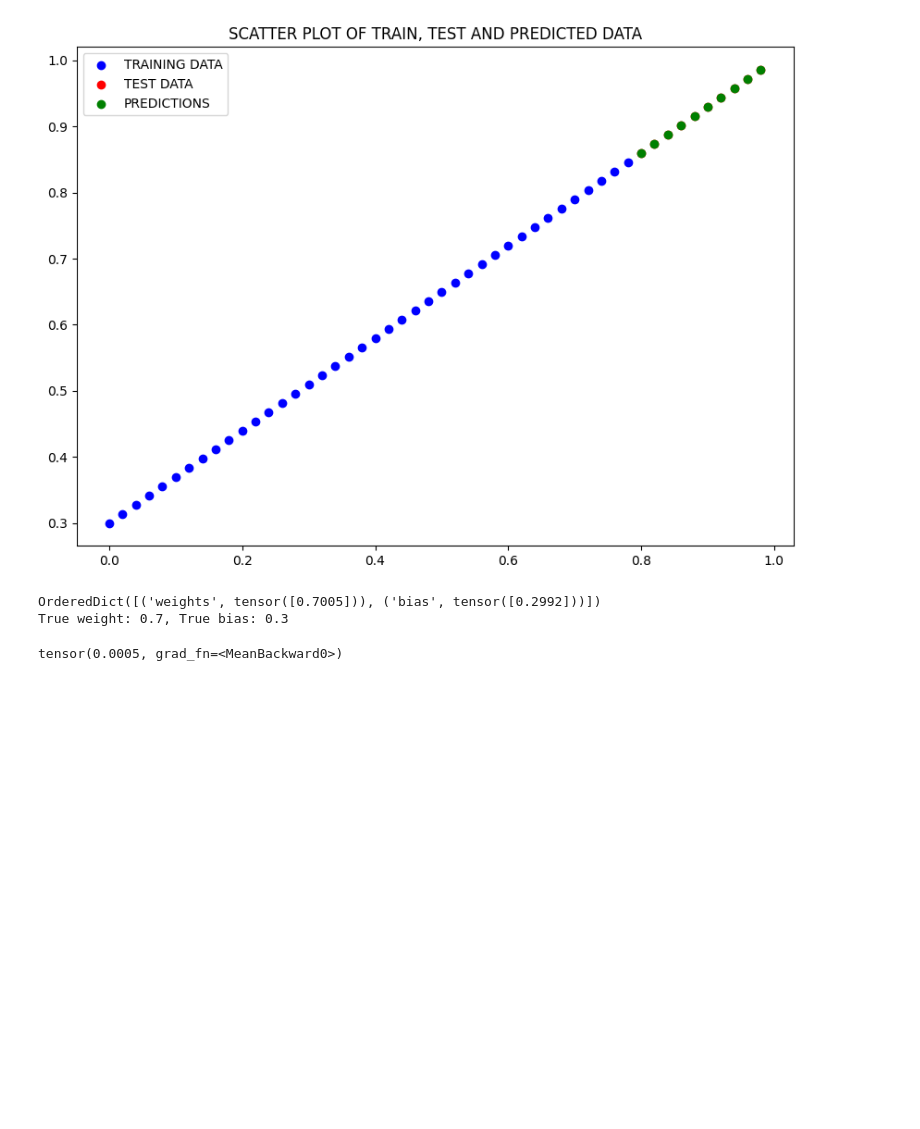
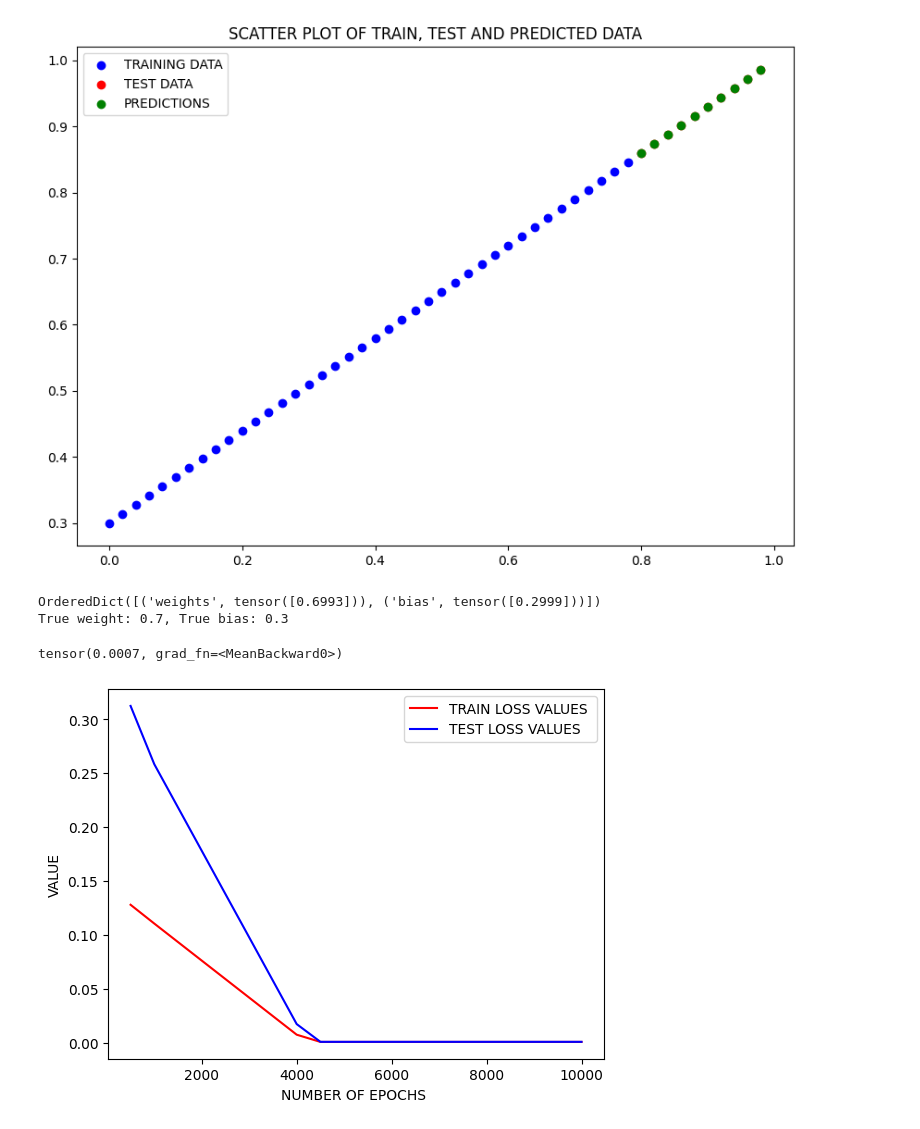
Before and after one commit to sksarvesh007/learn-pytorch, a Jupyter notebook: tut_two.ipynb, the cells around one changed output. Saved outputs shown, nothing was run; the diff lists cells and outputs as text; code cells hidden in the pictures; blank space fills up the shorter version.

Commit message:
saved a model

```diff
--- a/tut_two.ipynb
+++ b/tut_two.ipynb
@@ -304,5 +300,6 @@ optimizer = torch.optim.SGD(params=model_0.parameters(), lr=learning_rate)
 # %%
 # Setup a loss function and optimizer
+model_0 = LinearRegressionModel()
 loss_fn = nn.L1Loss()
 learning_rate = 0.001  # Reduced learning rate
 optimizer = torch.optim.SGD(params=model_0.parameters(), lr=learning_rate)
@@ -311,7 +308,7 @@ loss_values=[]
 test_loss_value = []
 
 # Training loop
-epochs = 10000  # Increased number of epochs
+epochs = 10000 # Increased number of epochs
 for epoch in range(epochs):
     model_0.train()  # Set model to training mode
 
@@ -330,7 +327,14 @@ for epoch in range(epochs):
     # 5. Optimizer step
     optimizer.step()
 
+    #6. model evaluation
+    with torch.inference_mode():
+        test_pred = model_0(X_test)
+        test_loss = loss_fn(test_pred , y_test)
     # Print loss every 100 epochs
-    if (epoch + 1) % 1000 == 0:
+    if (epoch + 1) % 500 == 0:
+        epoch_count.append(epoch)
+        loss_values.append(loss)
+        test_loss_value.append(test_loss)
         print(f"Epoch [{epoch + 1}/{epochs}], Loss: {loss.item()} , STATE DICTS : {model_0.state_dict()}")
 # %% [output]
@@ -356,9 +374,20 @@ plot_predictions(predictions=y_preds)
 print(model_0.state_dict())
 print(f"True weight: {weight}, True bias: {bias}")
 # %% [output]
-OrderedDict([('weights', tensor([0.7005])), ('bias', tensor([0.2992]))])
+OrderedDict([('weights', tensor([0.6993])), ('bias', tensor([0.2999]))])
 True weight: 0.7, True bias: 0.3
 # %%
 print(loss)
 # %% [output]
-tensor(0.0005, grad_fn=<MeanBackward0>)
+tensor(0.0007, grad_fn=<MeanBackward0>)
+# %%
+import numpy as np
+with torch.no_grad():
+    plt.plot(epoch_count , (loss_values) , label = "TRAIN LOSS VALUES " , c = "r")
+    plt.plot(epoch_count , test_loss_value , label="TEST LOSS VALUES " , c="b")
+    plt.legend()
+    plt.xlabel("NUMBER OF EPOCHS ")
+    plt.ylabel("VALUE")
+    plt.show()
+# %% [output]
+[figure, added]
```
Also changed, not shown: parts of 7 cells of this notebook, 1 other file.
